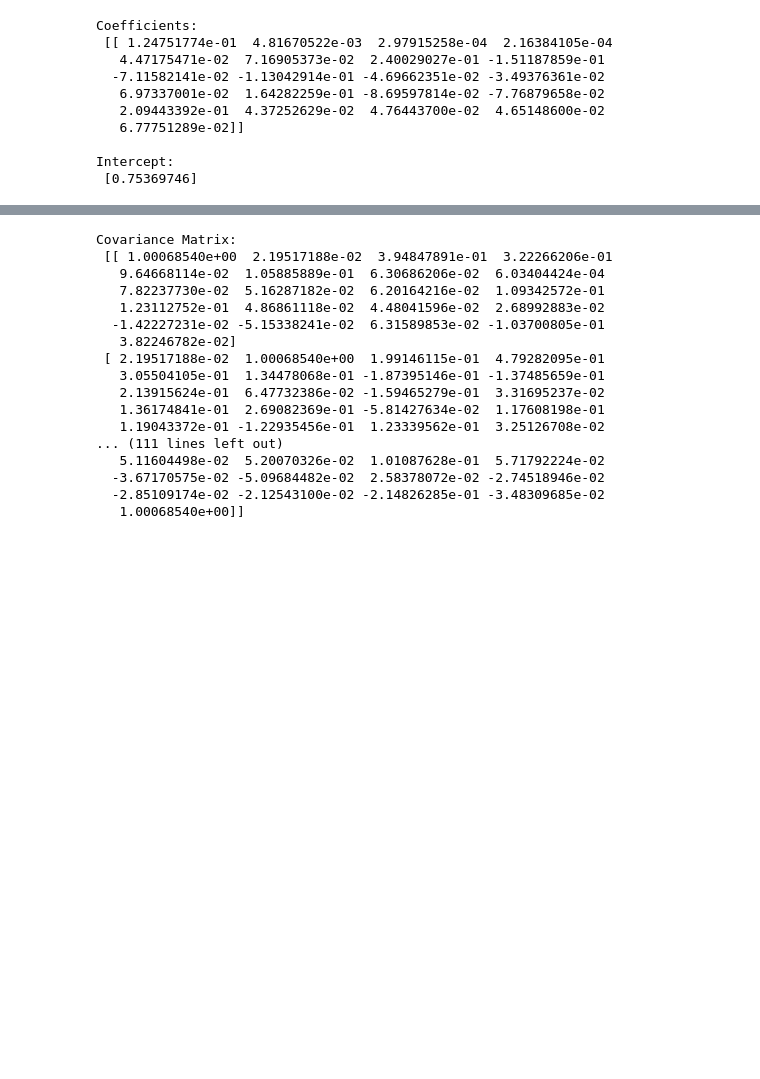
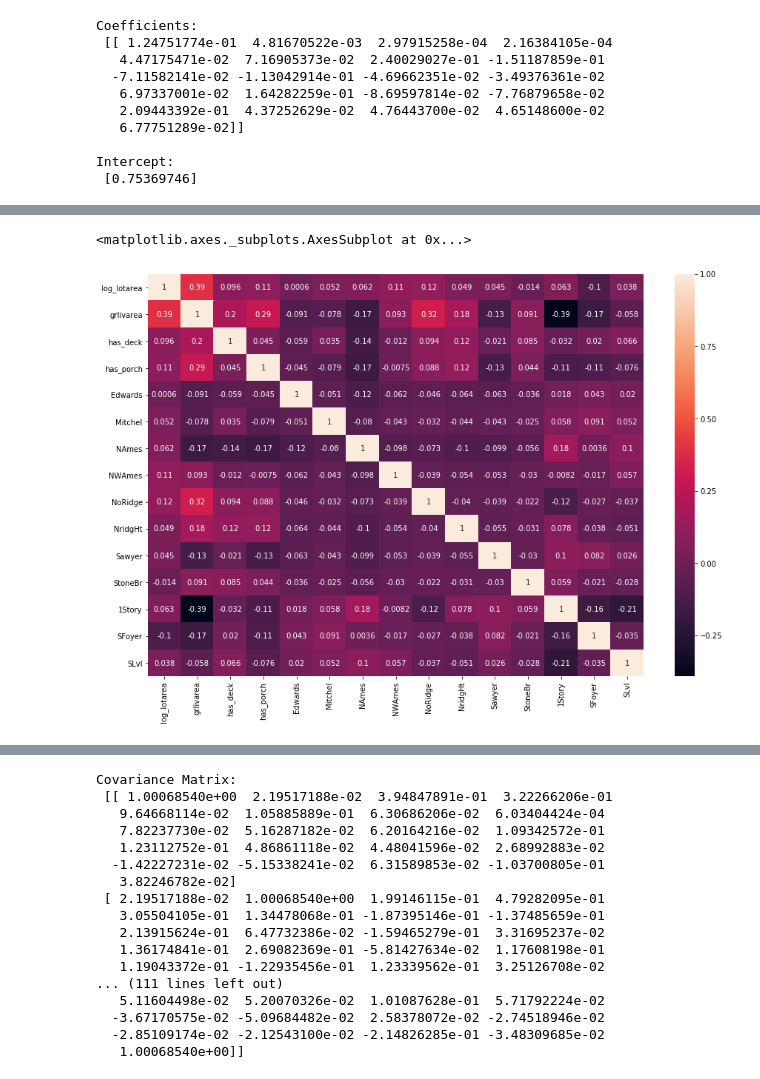
Before and after one commit to iamjeremybe/thinkful_data_science, a Jupyter notebook: Thinkful - Simple linear regression with OLS - meeting assumptions of linear regression.ipynb, the cells around one changed output, grey strips where cells are left out. Saved outputs shown, nothing was run; the diff lists cells and outputs as text; code cells hidden in the pictures; blank space fills up the shorter version.

```diff
--- a/Thinkful - Simple linear regression with OLS - meeting assumptions of linear regression.ipynb
+++ b/Thinkful - Simple linear regression with OLS - meeting assumptions of linear regression.ipynb
@@ -364,0 +463,24 @@ Incomplete thoughts below, please ignore. :)
+# %%
+hidf_features = ['log_lotarea','grlivarea','has_deck','has_porch',
+                  'Edwards',
+                  'Mitchel','NAmes','NWAmes','NoRidge','NridgHt','Sawyer',
+                  'StoneBr','1Story',
+                  'SFoyer','SLvl']
+# Also removed Crawfor, Gilbert, SawyerW, 1.5Unf
+# because they became less significant after removing yearbuilt and garagearea
+# %%
+# Y is the target variable
+Y = house_interest_df['saleprice'].values.reshape(-1,1)
+# X is the feature set.
+X = house_interest_df[hidf_features]
+
+# We create a LinearRegression model object
+# from scikit-learn's linear_model module.
+lrm = linear_model.LinearRegression()
+
+# fit method estimates the coefficients using OLS
+lrm.fit(X, Y)
+
+# Inspect the results.
+print('\nCoefficients: \n', lrm.coef_)
+print('\nIntercept: \n', lrm.intercept_)
@@ -364,0 +496,8 @@ Incomplete thoughts below, please ignore. :)
+# %%
+house_corr = X.corr()
+# We can check out a heatmap to see the correlation between our independent features
+plt.figure(figsize=(15,10))
+sns.heatmap(house_corr, annot=True)
+# %% [output]
+<matplotlib.axes._subplots.AxesSubplot at 0x...>
+[figure, added]
```
Also changed, not shown: parts of 29 cells of this notebook.
